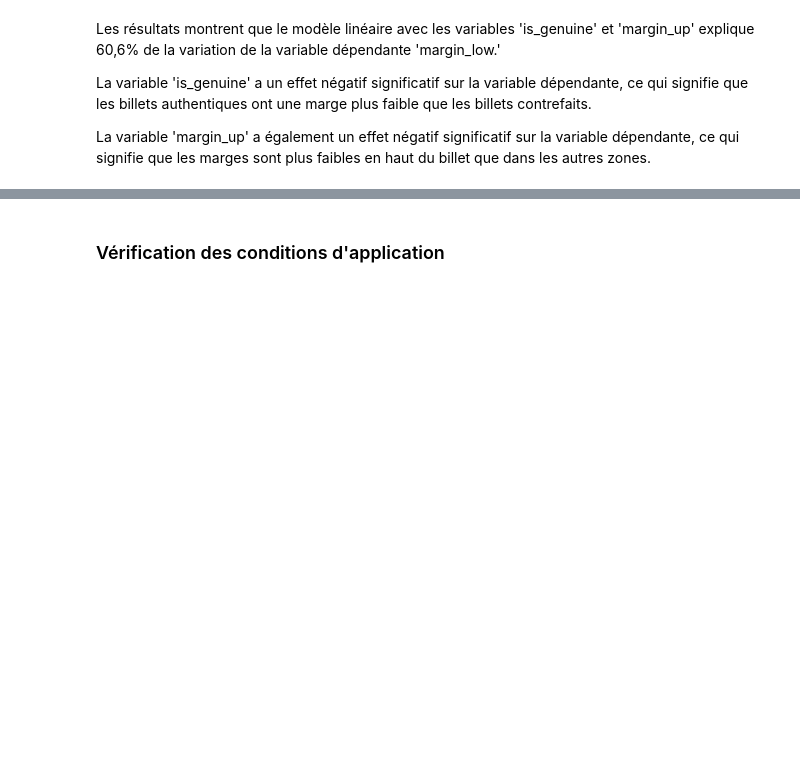
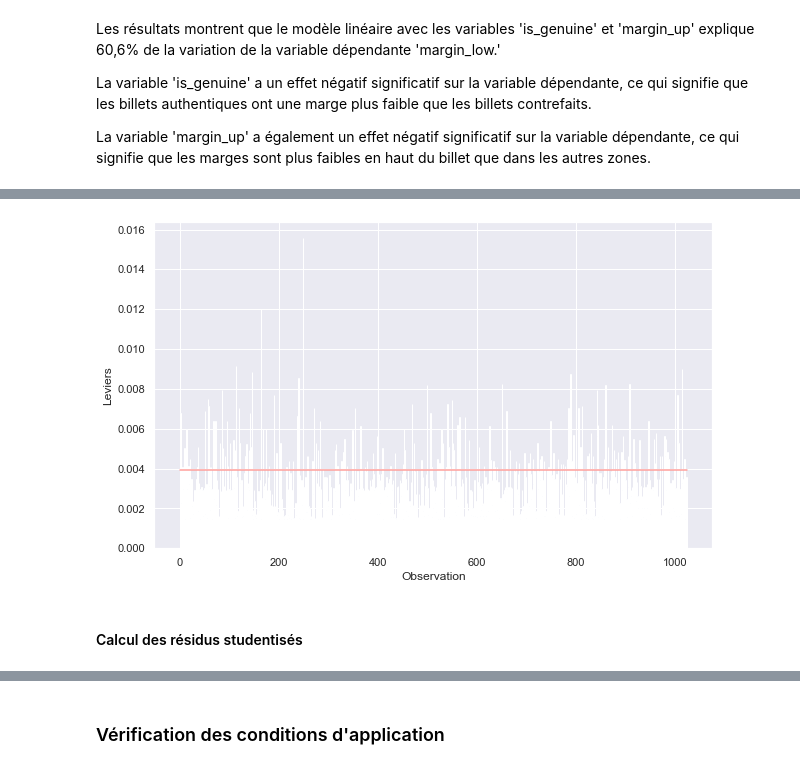
Before and after one commit to datadosreis/Detection-de-faux-billets, a Jupyter notebook: Sandbox_P10.ipynb, the cells around one changed output, grey strips where cells are left out. Cells and saved outputs as stored; diff of their text form; code cells hidden in the pictures; blank space fills up the shorter version.

```diff
--- a/Sandbox_P10.ipynb
+++ b/Sandbox_P10.ipynb
@@ -323,0 +335,10 @@ La variable 'margin_up' a également un effet négatif significatif sur la varia
+# %%
+alpha = 0.05
+n = X_train.shape[0]
+p = 2
+
+X_train["obs"] = np.arange(1, n+1)
+# %%
+X_train['levier'] = model.get_influence().hat_matrix_diag
+
+seuil_levier = 2*p/n
@@ -323,0 +361,11 @@ La variable 'margin_up' a également un effet négatif significatif sur la varia
+# %%
+plt.figure(figsize=(10,6))
+plt.bar(X_train['obs'], X_train['levier'])
+plt.xlabel('Observation')
+plt.ylabel('Leviers')
+plt.plot([0, 1025], [seuil_levier, seuil_levier], color='r')
+plt.show()
+# %% [output]
+[figure, added]
+# %% [markdown]
+#### Calcul des résidus studentisés
```
Also changed, not shown: parts of 49 cells of this notebook.
